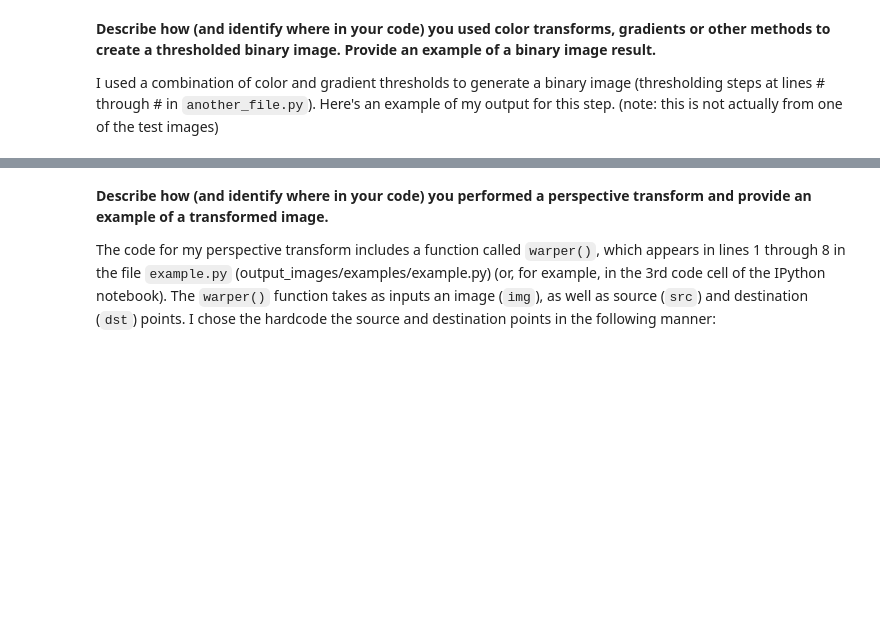
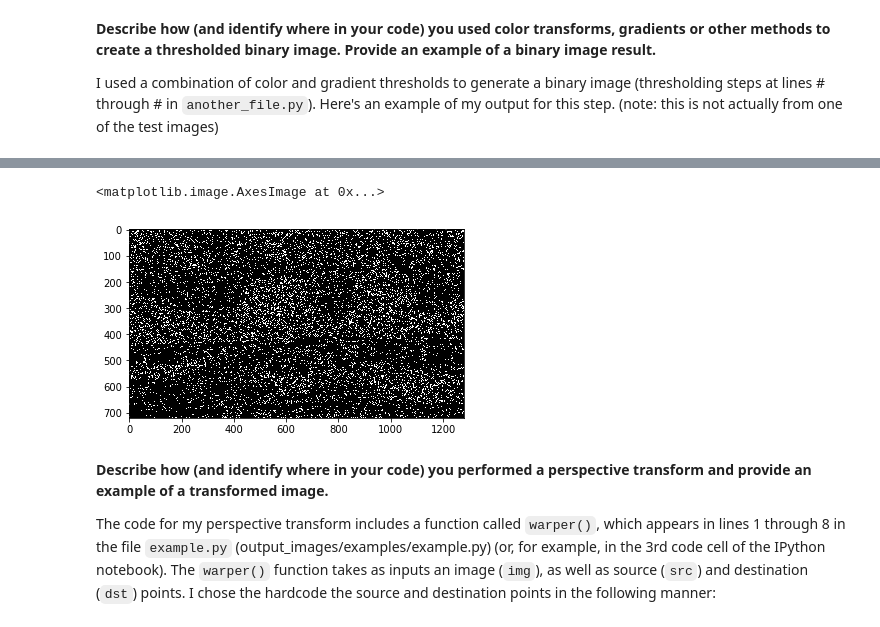
Before and after one commit to hairizuanbinnoorazman/CarND-Advanced-Lane-Lines, a Jupyter notebook: Advanced Lane Finding.ipynb, the cells around one changed output, grey strips where cells are left out. Saved outputs shown, nothing was run; the diff lists cells and outputs as text; code cells hidden in the pictures; blank space fills up the shorter version.

```diff
--- a/Advanced Lane Finding.ipynb
+++ b/Advanced Lane Finding.ipynb
@@ -210,3 +221,29 @@ plt.imshow(filtered_road_image, cmap='gray')
+# %%
+# Define a function called sobel
+def dir_threshold(img, sobel_kernel=3, thresh=(0, np.pi/2)):
+    if len(img.shape) == 3:
+        # Grayscale
+        gray = cv2.cvtColor(img, cv2.COLOR_RGB2GRAY)
+    else:
+        gray = img
+    # Calculate the x and y gradients
+    sobelx = cv2.Sobel(gray, cv2.CV_64F, 1, 0, ksize=sobel_kernel)
+    sobely = cv2.Sobel(gray, cv2.CV_64F, 0, 1, ksize=sobel_kernel)
+    # Take the absolute value of the gradient direction,
+    # apply a threshold, and create a binary image result
+    absgraddir = np.arctan2(np.absolute(sobely), np.absolute(sobelx))
+    binary_output =  np.zeros_like(absgraddir)
+    binary_output[(absgraddir >= thresh[0]) & (absgraddir <= thresh[1])] = 1
+
+    # Return the binary image
+    return binary_output
+# %%
+miao = mpimg.imread('./test_images/test4.jpg')
+lol = dir_threshold(miao, 5, (0.4, 0.7))
+plt.imshow(lol, cmap='gray')
+# %% [output]
+<matplotlib.image.AxesImage at 0x...>
+[figure, added]
 # %% [markdown]
 **Describe how (and identify where in your code) you performed a perspective transform and provide an example of a transformed image.**
 
```
Also changed, not shown: parts of 5 cells of this notebook.
